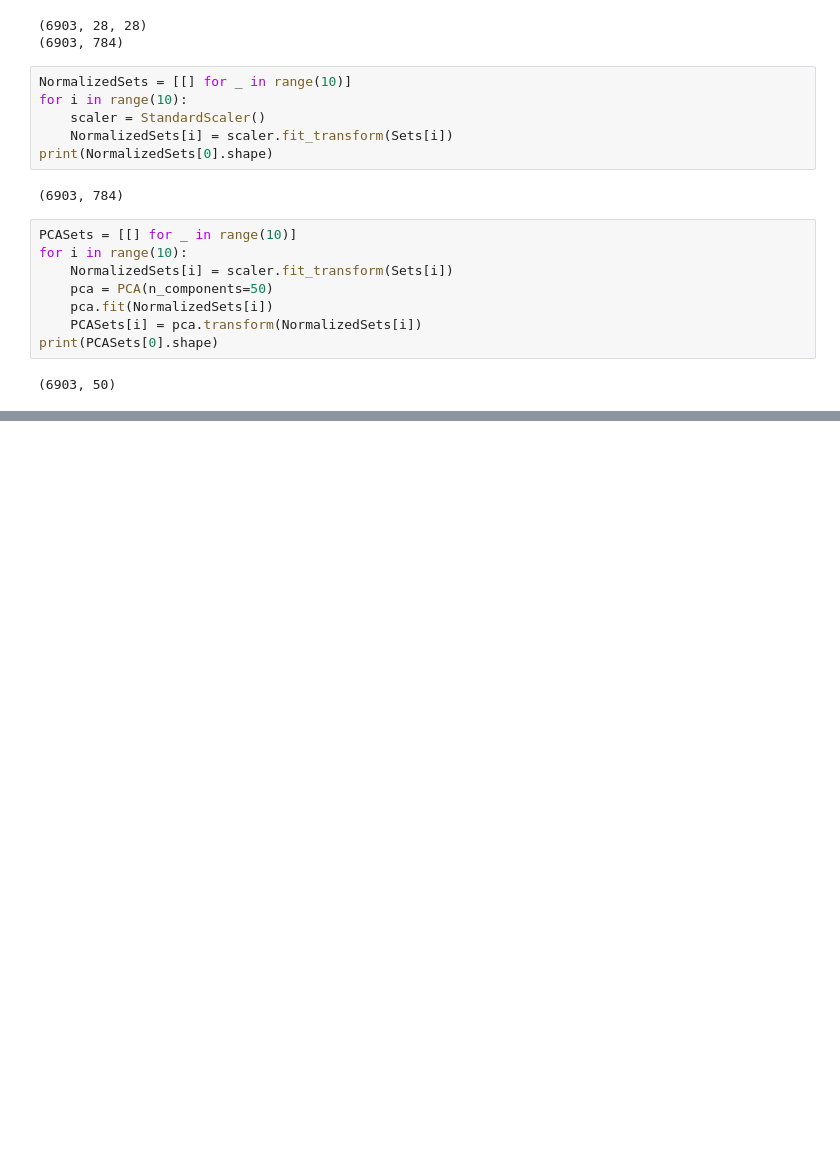
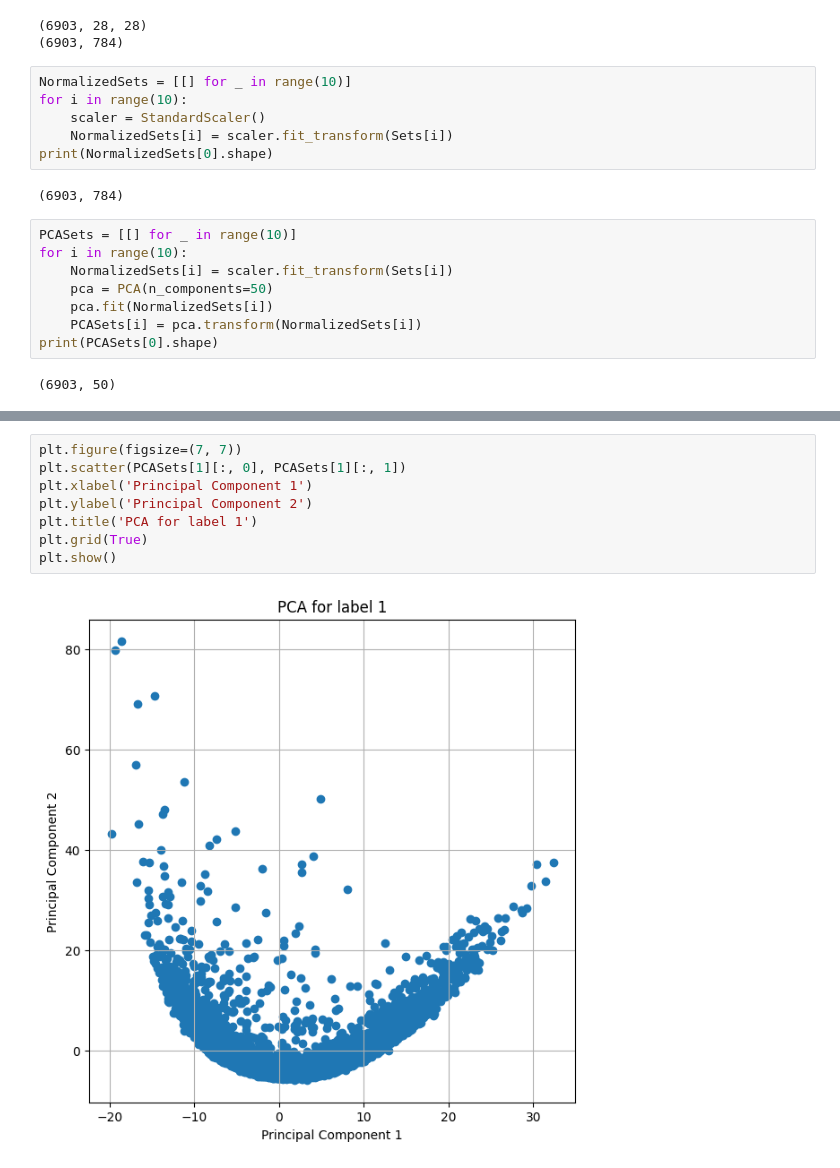
Before and after one commit to MahdiAnvarii/MachineLearning-Homeworks, a Jupyter notebook: HW02/Q2/Q2.ipynb, the cells around one changed output, grey strips where cells are left out. Cells and saved outputs as stored; diff of their text form; blank space fills up the shorter version.

```diff
--- a/HW02/Q2/Q2.ipynb
+++ b/HW02/Q2/Q2.ipynb
@@ -73,0 +87,10 @@ print(PCASets[0].shape)
+# %%
+plt.figure(figsize=(7, 7))
+plt.scatter(PCASets[1][:, 0], PCASets[1][:, 1])
+plt.xlabel('Principal Component 1')
+plt.ylabel('Principal Component 2')
+plt.title('PCA for label 1')
+plt.grid(True)
+plt.show()
+# %% [output]
+[figure, added]
```
Also changed, not shown: parts of 11 cells of this notebook.
